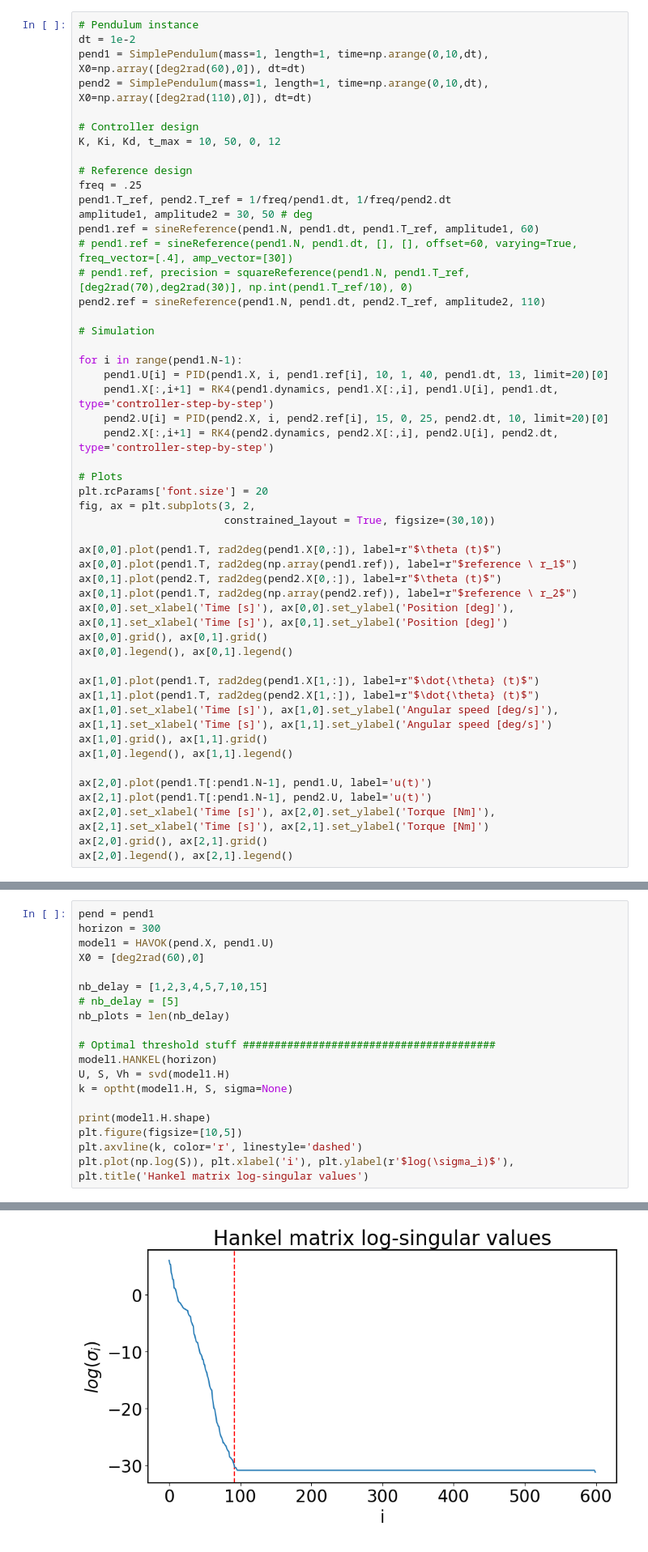
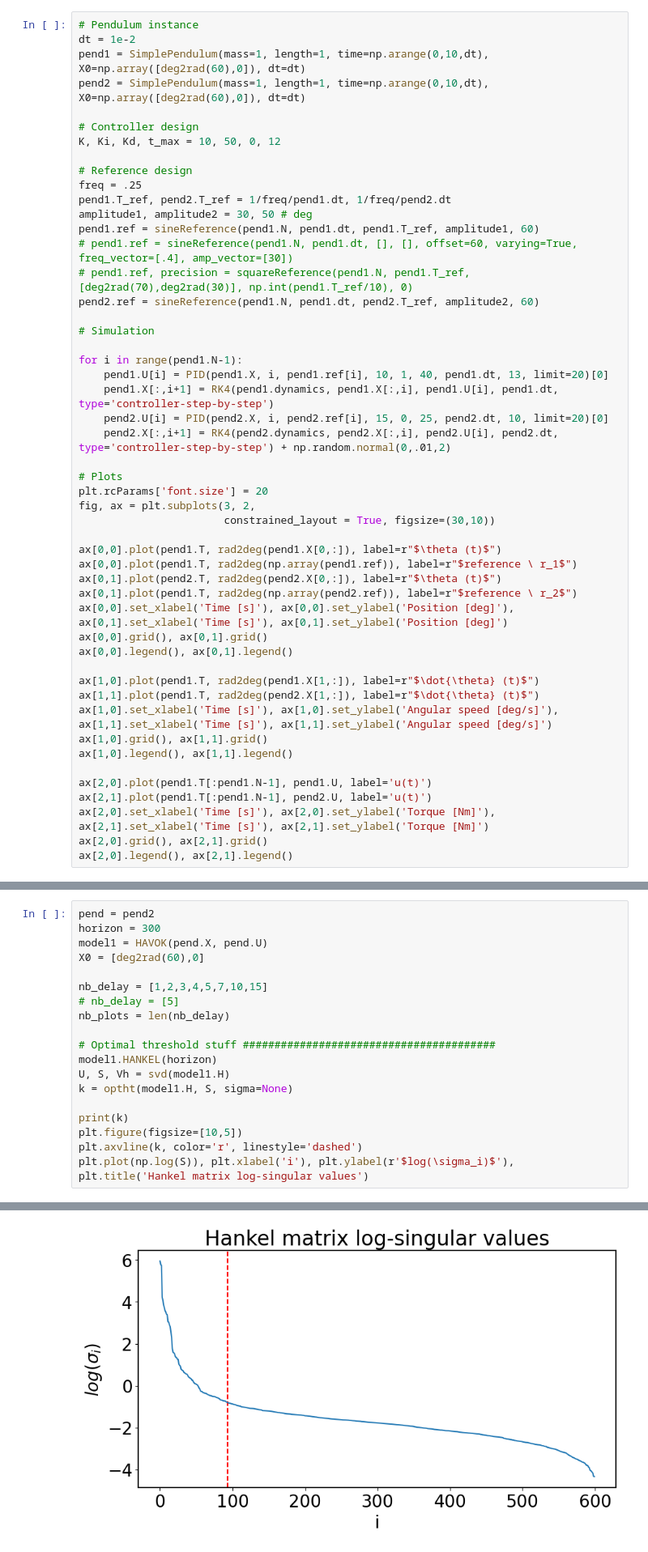
Before and after one commit to CedricFont/Subspace-learning-for-robot-application, a Jupyter notebook: LQR simulation/6_HAVOK_TSVD.ipynb, the cells around one changed output, grey strips where cells are left out. Shown: that part at 81% size. Drawn from its saved outputs; the diff is of its cells as text.

```diff
--- a/LQR simulation/6_HAVOK_TSVD.ipynb
+++ b/LQR simulation/6_HAVOK_TSVD.ipynb
@@ -27,7 +27,7 @@ np.set_printoptions(precision=5, suppress=False)
 # Pendulum instance
 dt = 1e-2
 pend1 = SimplePendulum(mass=1, length=1, time=np.arange(0,10,dt), X0=np.array([deg2rad(60),0]), dt=dt)
-pend2 = SimplePendulum(mass=1, length=1, time=np.arange(0,10,dt), X0=np.array([deg2rad(110),0]), dt=dt)
+pend2 = SimplePendulum(mass=1, length=1, time=np.arange(0,10,dt), X0=np.array([deg2rad(60),0]), dt=dt)
 
 # Controller design
 K, Ki, Kd, t_max = 10, 50, 0, 12
@@ -39,7 +39,7 @@ amplitude1, amplitude2 = 30, 50 # deg
 pend1.ref = sineReference(pend1.N, pend1.dt, pend1.T_ref, amplitude1, 60)
 # pend1.ref = sineReference(pend1.N, pend1.dt, [], [], offset=60, varying=True, freq_vector=[.4], amp_vector=[30])
 # pend1.ref, precision = squareReference(pend1.N, pend1.T_ref, [deg2rad(70),deg2rad(30)], np.int(pend1.T_ref/10), 0)
-pend2.ref = sineReference(pend1.N, pend1.dt, pend2.T_ref, amplitude2, 110)
+pend2.ref = sineReference(pend1.N, pend1.dt, pend2.T_ref, amplitude2, 60)
 
 # Simulation
 
@@ -47,7 +47,7 @@ for i in range(pend1.N-1):
     pend1.U[i] = PID(pend1.X, i, pend1.ref[i], 10, 1, 40, pend1.dt, 13, limit=20)[0]
     pend1.X[:,i+1] = RK4(pend1.dynamics, pend1.X[:,i], pend1.U[i], pend1.dt, type='controller-step-by-step')
     pend2.U[i] = PID(pend2.X, i, pend2.ref[i], 15, 0, 25, pend2.dt, 10, limit=20)[0]
-    pend2.X[:,i+1] = RK4(pend2.dynamics, pend2.X[:,i], pend2.U[i], pend2.dt, type='controller-step-by-step')
+    pend2.X[:,i+1] = RK4(pend2.dynamics, pend2.X[:,i], pend2.U[i], pend2.dt, type='controller-step-by-step') + np.random.normal(0,.01,2)
 
 # Plots
 plt.rcParams['font.size'] = 20
@@ -80,9 +80,9 @@ ax[2,0].legend(), ax[2,1].legend()
 # %% [markdown]
 ## Hankel matrix optimal thresholding according to *Gavish et Al.*
 # %%
-pend = pend1
+pend = pend2
 horizon = 300
-model1 = HAVOK(pend.X, pend1.U)
+model1 = HAVOK(pend.X, pend.U)
 X0 = [deg2rad(60),0]
 
 nb_delay = [1,2,3,4,5,7,10,15]
@@ -94,7 +94,7 @@ model1.HANKEL(horizon)
 U, S, Vh = svd(model1.H)
 k = optht(model1.H, S, sigma=None)
 
-print(model1.H.shape)
+print(k)
 plt.figure(figsize=[10,5])
 plt.axvline(k, color='r', linestyle='dashed')
 plt.plot(np.log(S)), plt.xlabel('i'), plt.ylabel(r'$log(\sigma_i)$'), plt.title('Hankel matrix log-singular values')
@@ -103,5 +103,5 @@ plt.plot(np.log(S)), plt.xlabel('i'), plt.ylabel(r'$log(\sigma_i)$'), plt.title(
 ([<matplotlib.lines.Line2D at 0x...>],
  Text(0.5, 0, 'i'),
  Text(0, 0.5, '$log(\\sigma_i)$'),
  Text(0.5, 1.0, 'Hankel matrix log-singular values'))
-[figure, old version]
+[figure, new version]
```
Also changed, not shown: parts of 8 cells of this notebook, 2 other files.
